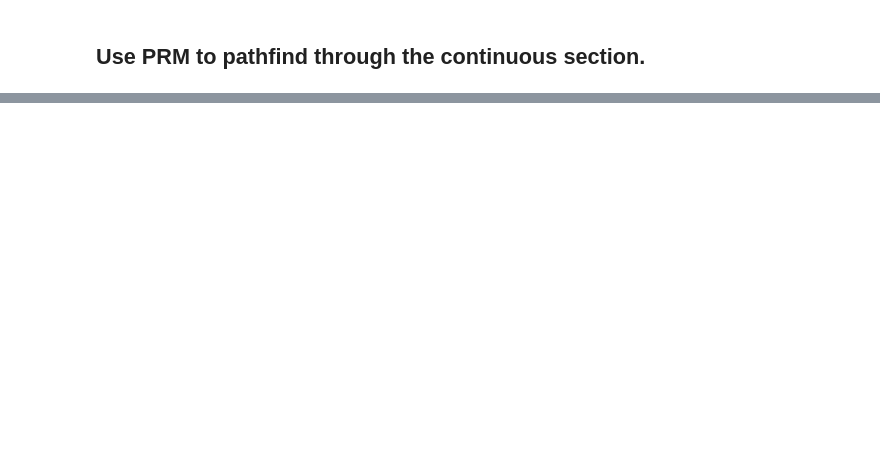
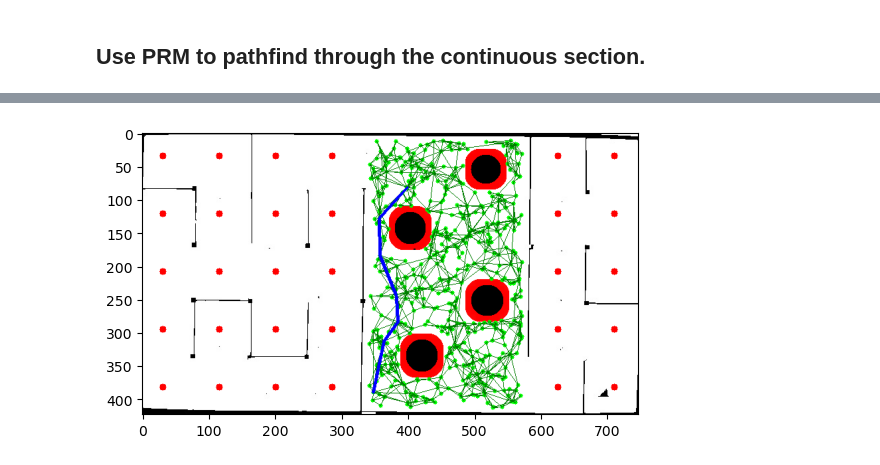
Before and after one commit to mumslayer69/micromouse3100, a Jupyter notebook: path_planning/path.ipynb, the cells around one changed output, grey strips where cells are left out. Cells and saved outputs as stored; diff of their text form; code cells hidden in the pictures; blank space fills up the shorter version.

```diff
--- a/path_planning/path.ipynb
+++ b/path_planning/path.ipynb
@@ -1009,0 +1024,83 @@ plt.show()
+# %%
+class PriorityQueue:
+    def __init__(self):
+        self.queue = {}
+
+    def isEmpty(self):
+        return len(self.queue.keys()) == 0
+
+    def push(self, nodeId, distance):
+        self.queue[nodeId] = distance
+
+    # returns the tuple in the queue with the lowest distance
+    def pop(self):
+        if self.isEmpty():
+            return None
+
+        minDistance = math.inf
+        minId = None
+
+        # print('distance is ', self.queue[-1])
+        for nodeId in self.queue.keys():
+            distance = self.queue[nodeId]
+            if distance <= minDistance:
+                minId = nodeId
+                minDistance = distance
+
+        del self.queue[minId]
+        return (minId, minDistance)
+
+def dijkstra(graph, start_id, end_id):
+    pq = PriorityQueue()
+    dist = {}
+    prev = {}
+
+    for node in graph.get_nodes():
+        pq.push(node, math.inf)
+        dist[node] = math.inf
+        prev[node] = None
+
+    pq.push(start_id, 0)
+    dist[start_id] = 0
+    prev[start_id] = start_id
+
+    while not pq.isEmpty():
+        nodeId, distance = pq.pop()
+
+        # neighbours = graph.get_edges(nodeId)
+        neighbours = graph.edges[nodeId]
+        for neighbour in neighbours:
+            neighbourId, neighbourDist = neighbour
+            if distance + neighbourDist < dist[neighbourId]:
+                dist[neighbourId] = distance + neighbourDist
+                prev[neighbourId] = nodeId
+                if neighbourId in pq.queue.keys():
+                    pq.push(neighbourId, dist[neighbourId])
+
+    # total cost is simply dist[end_id]
+    total_cost = dist[end_id]
+
+    # traceback from end to find path
+    path = []
+    if total_cost == math.inf:
+        return (path, total_cost)
+
+    tracebackCurr = end_id
+    path.insert(0, tracebackCurr)
+    while tracebackCurr != start_id:
+        tracebackCurr = prev[tracebackCurr]
+        path.insert(0, tracebackCurr)
+
+    return (path, total_cost)
+
+path, cost = dijkstra(prm_graph, 0, 1)
+
+# Display resulting image
+for i in range(len(path) - 1):
+    startX, startY = prm_graph.nodes[path[i]].get_point()
+    endX, endY = prm_graph.nodes[path[i + 1]].get_point()
+    cv2.line(prm_image, (startY, startX), (endY, endX), (0, 0, 255), 3)
+print(f"Path: {path}, Cost: {cost}")
+plt.imshow(prm_image)
+plt.show()
+# %% [output]
@@ -1009,0 +1108 @@ plt.show()
+[figure, added]
```
Also changed, not shown: parts of 4 cells of this notebook.
